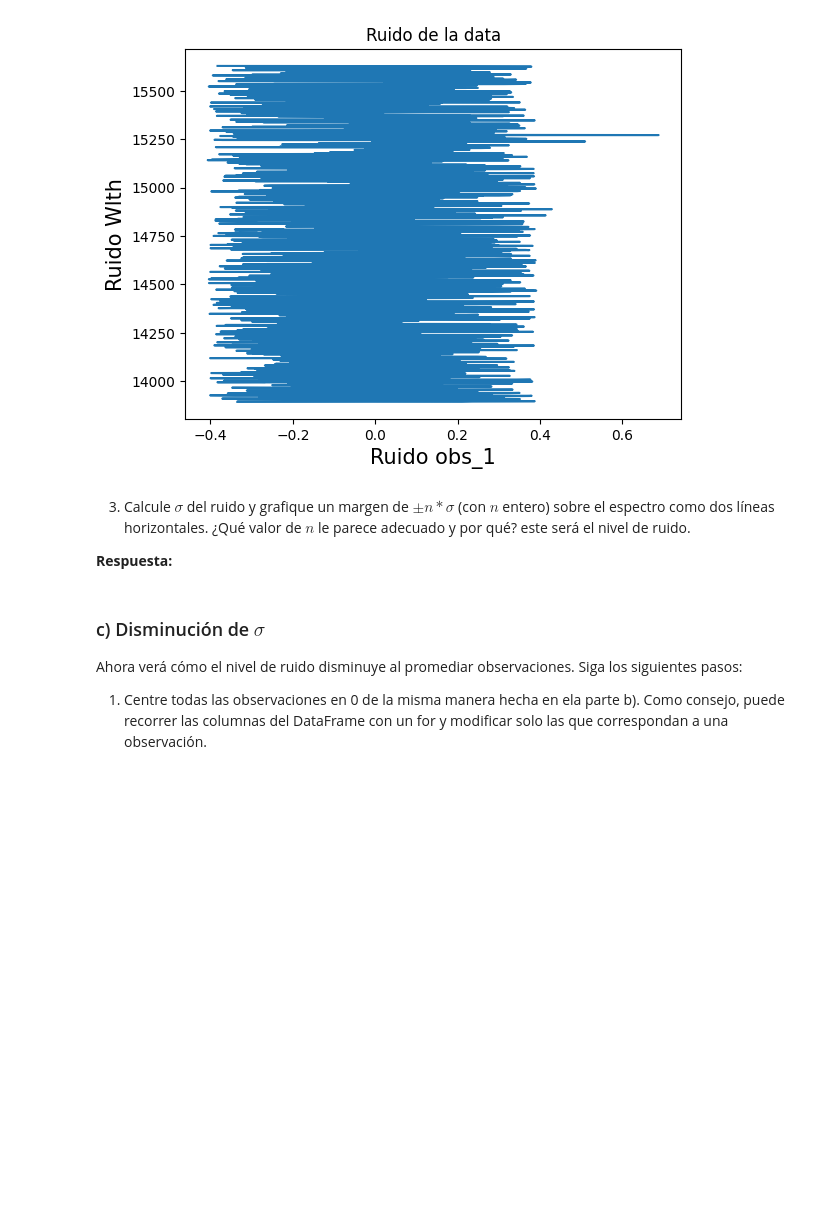
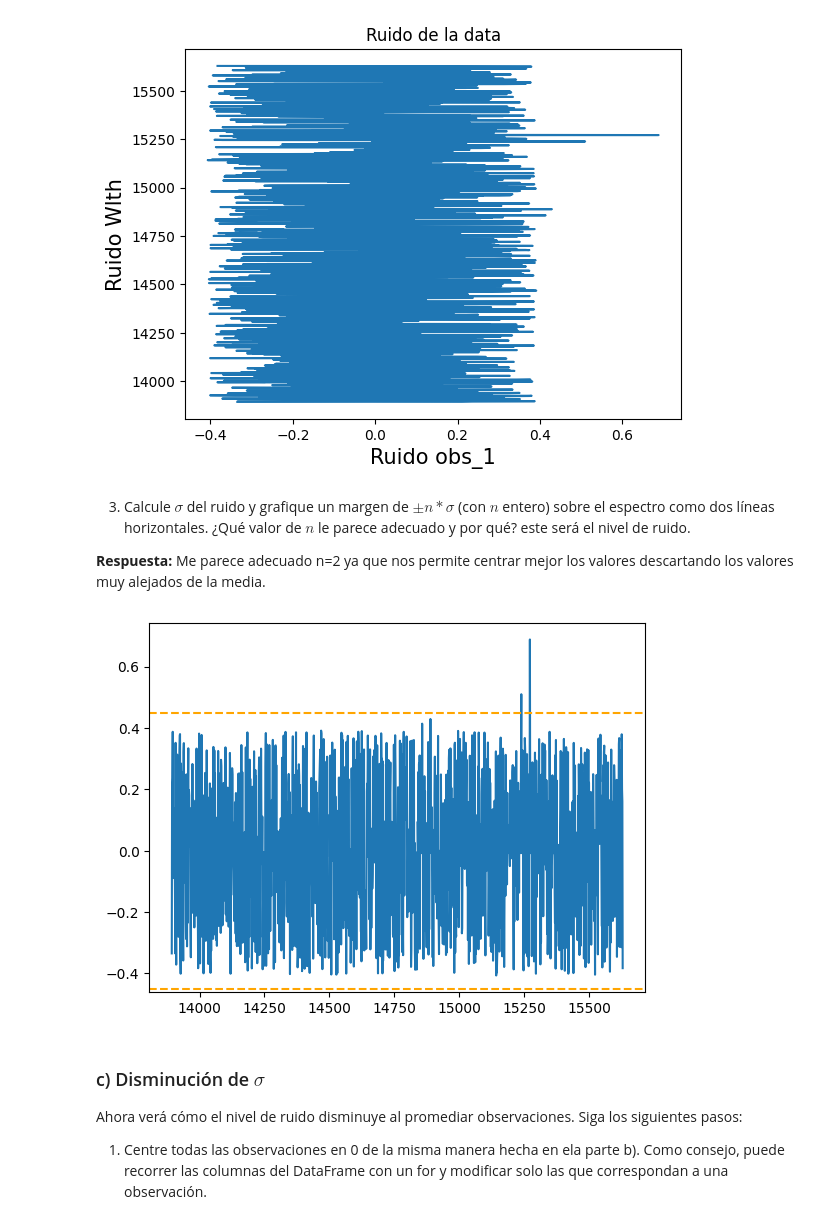
Before and after one commit to Morales-Andres/Tarea-2, a Jupyter notebook: Tarea2.ipynb, the cells around one changed output. Saved outputs shown, nothing was run; the diff lists cells and outputs as text; code cells hidden in the pictures; blank space fills up the shorter version.

```diff
--- a/Tarea2.ipynb
+++ b/Tarea2.ipynb
@@ -276,7 +276,15 @@ plt.show()
 # %% [markdown]
 3. Calcule $\sigma$ del ruido y grafique un margen de $\pm n*\sigma$ (con $n$ entero) sobre el espectro como dos líneas horizontales. ¿Qué valor de $n$ le parece adecuado y por qué? este será el nivel de ruido.
 
-**Respuesta:**
+**Respuesta:** Me parece adecuado n=2 ya que nos permite centrar mejor los valores descartando los valores muy alejados de la media.
+# %%
+std_ruido = ruido.std()
+plt.plot(ruido['Wlth'], ruido['obs_1']-ruido['obs_1'].mean())
+plt.axhline(y=2*std_ruido['obs_1'], color='orange', linestyle='--')
+plt.axhline(y=-2*std_ruido['obs_1'], color='orange', linestyle='--')
+plt.show()
+# %% [output]
+[figure, added]
 # %% [markdown]
 ### c) Disminución de $\sigma$
 
```
Also changed, not shown: parts of 9 cells of this notebook.
